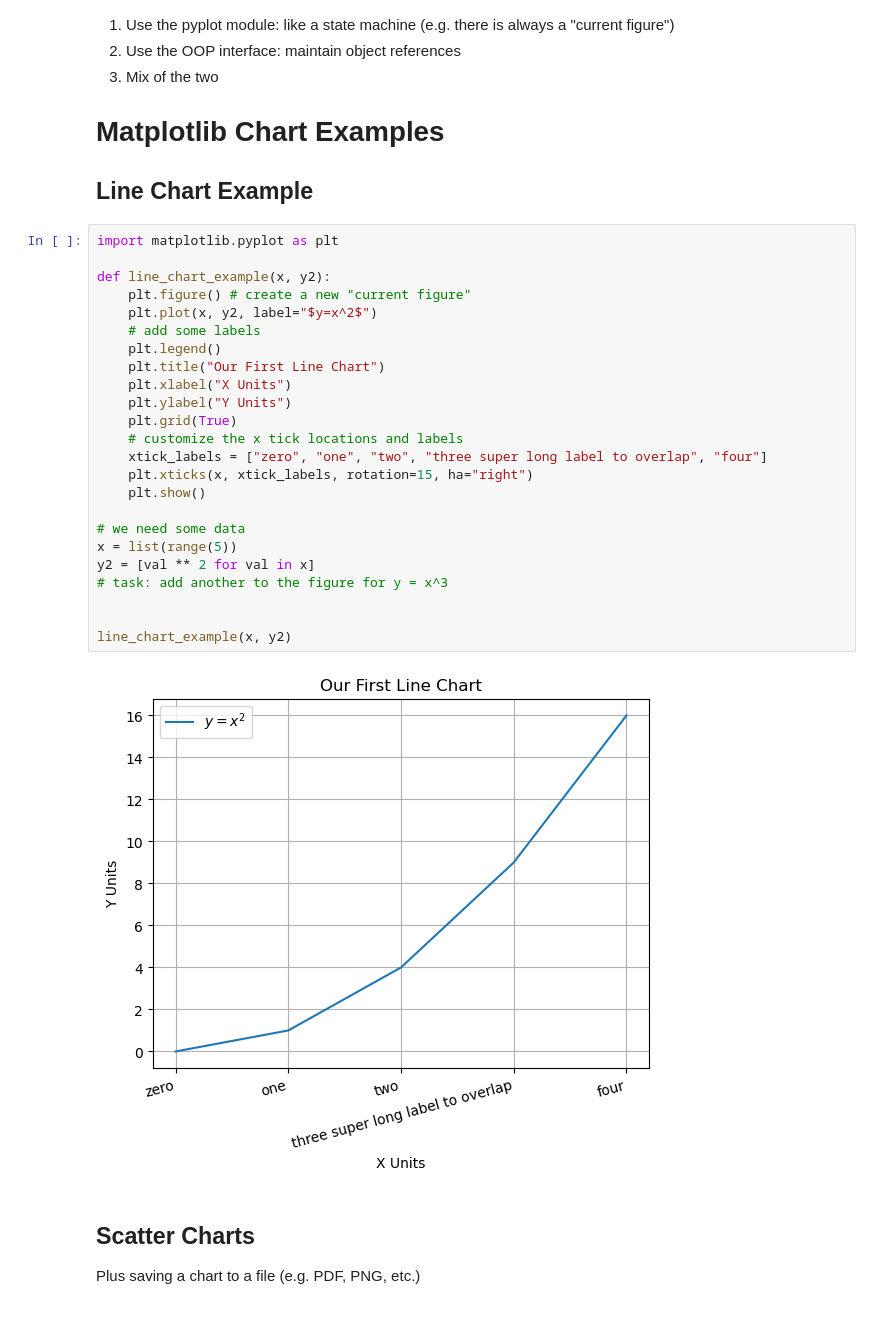
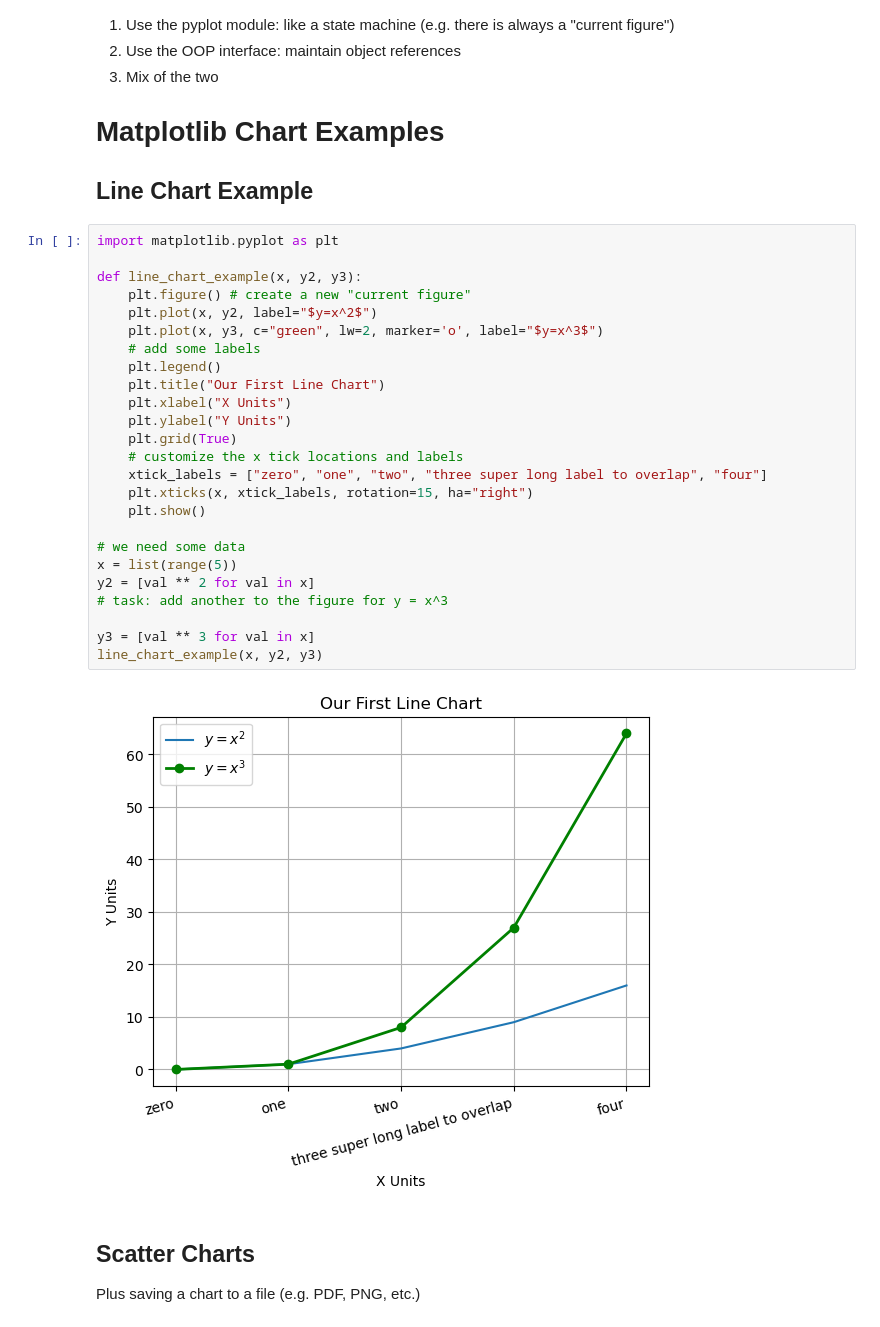
Before and after one commit to DataScienceAlgorithms/M2-DataAnalysis, a Jupyter notebook: JupyterNotebookFun/MatplotlibExamples.ipynb, the cells around one changed output. Drawn from its saved outputs; the diff is of its cells as text.

```diff
--- a/JupyterNotebookFun/MatplotlibExamples.ipynb
+++ b/JupyterNotebookFun/MatplotlibExamples.ipynb
@@ -24,29 +24,30 @@ Chart: 2D visualization
 # %%
 import matplotlib.pyplot as plt
 
-def line_chart_example(x, y2):
+def line_chart_example(x, y2, y3):
     plt.figure() # create a new "current figure"
     plt.plot(x, y2, label="$y=x^2$")
+    plt.plot(x, y3, c="green", lw=2, marker='o', label="$y=x^3$")
     # add some labels
     plt.legend()
     plt.title("Our First Line Chart")
     plt.xlabel("X Units")
     plt.ylabel("Y Units")
     plt.grid(True)
     # customize the x tick locations and labels
     xtick_labels = ["zero", "one", "two", "three super long label to overlap", "four"]
     plt.xticks(x, xtick_labels, rotation=15, ha="right")
     plt.show()
 
 # we need some data
 x = list(range(5))
 y2 = [val ** 2 for val in x]
 # task: add another to the figure for y = x^3
 
-
-line_chart_example(x, y2)
+y3 = [val ** 3 for val in x]
+line_chart_example(x, y2, y3)
 # %% [output]
-[figure, old version]
+[figure, new version]
 # %% [markdown]
 ## Scatter Charts
 Plus saving a chart to a file (e.g. PDF, PNG, etc.)
```
Also changed, not shown: parts of 6 cells of this notebook, 1 other file.
